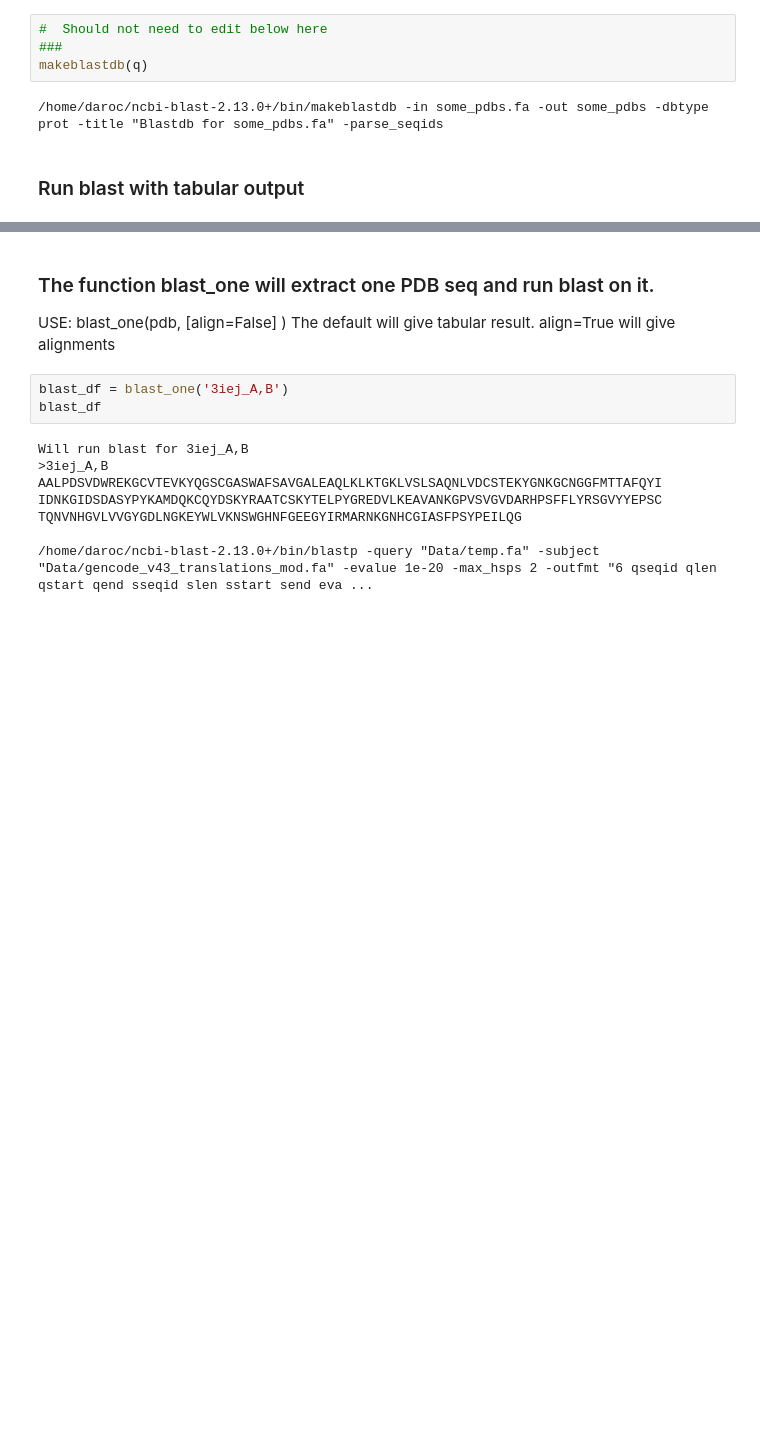
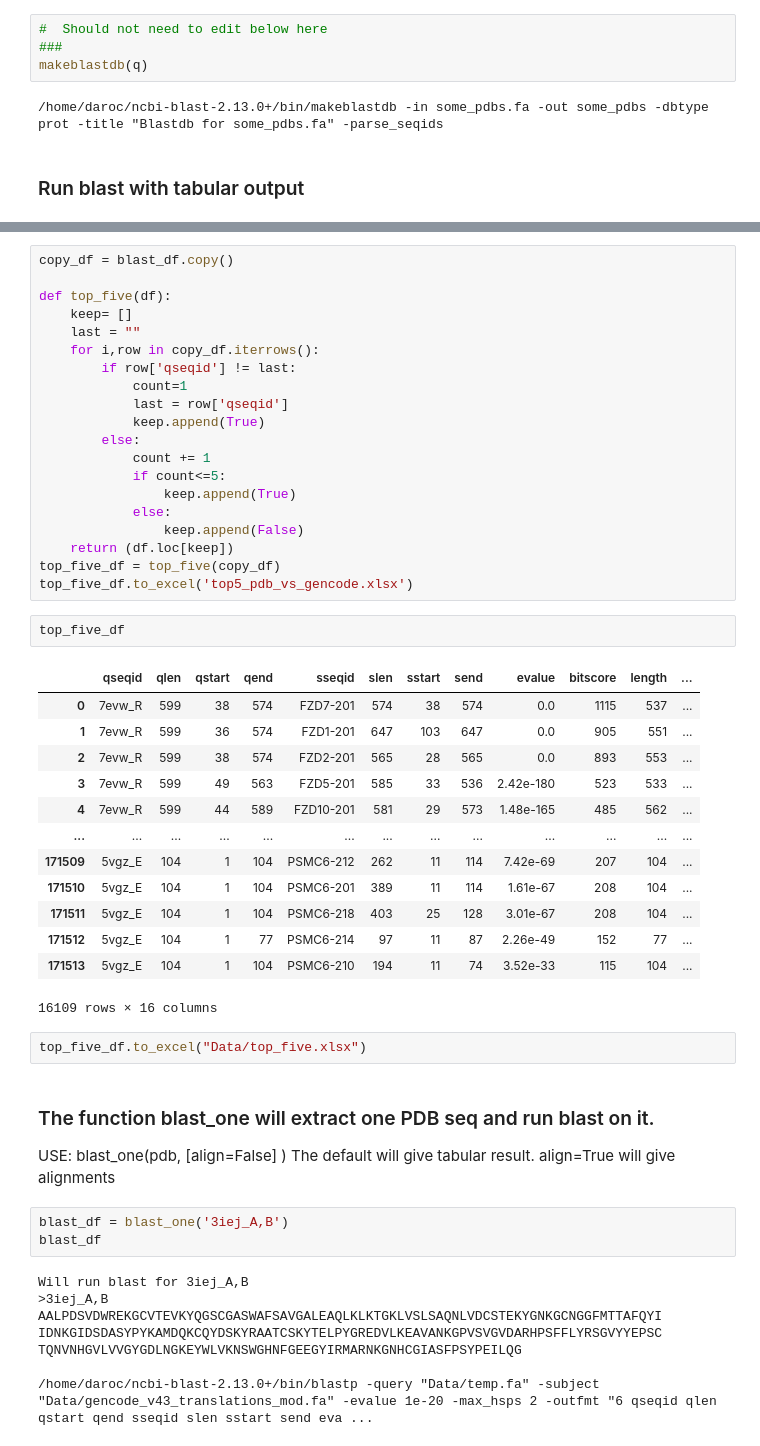
Before and after one commit to sheynkman-lab/pdb-isoform-analysis, a Jupyter notebook: get_pdb_seqs.ipynb, the cells around one changed output, grey strips where cells are left out. Cells and saved outputs as stored; diff of their text form; blank space fills up the shorter version.

```diff
--- a/get_pdb_seqs.ipynb
+++ b/get_pdb_seqs.ipynb
@@ -270,3 +281,41 @@ blast_df
+# %%
+copy_df = blast_df.copy()
+
+def top_five(df):
+    keep= []
+    last = ""
+    for i,row in copy_df.iterrows():
+        if row['qseqid'] != last:
+            count=1
+            last = row['qseqid']
+            keep.append(True)
+        else:
+            count += 1
+            if count<=5:
+                keep.append(True)
+            else:
+                keep.append(False)
+    return (df.loc[keep])
+top_five_df = top_five(copy_df)
+top_five_df.to_excel('top5_pdb_vs_gencode.xlsx')
+# %%
+top_five_df
+# %% [output]
+|  | qseqid | qlen | qstart | qend | sseqid | slen | sstart | send | evalue | bitscore | length | ... |
+| 0 | 7evw_R | 599 | 38 | 574 | FZD7-201 | 574 | 38 | 574 | 0.0 | 1115 | 537 | ... |
+| 1 | 7evw_R | 599 | 36 | 574 | FZD1-201 | 647 | 103 | 647 | 0.0 | 905 | 551 | ... |
+| 2 | 7evw_R | 599 | 38 | 574 | FZD2-201 | 565 | 28 | 565 | 0.0 | 893 | 553 | ... |
+| 3 | 7evw_R | 599 | 49 | 563 | FZD5-201 | 585 | 33 | 536 | 2.42e-180 | 523 | 533 | ... |
+| 4 | 7evw_R | 599 | 44 | 589 | FZD10-201 | 581 | 29 | 573 | 1.48e-165 | 485 | 562 | ... |
+| ... | ... | ... | ... | ... | ... | ... | ... | ... | ... | ... | ... | ... |
+| 171509 | 5vgz_E | 104 | 1 | 104 | PSMC6-212 | 262 | 11 | 114 | 7.42e-69 | 207 | 104 | ... |
+| 171510 | 5vgz_E | 104 | 1 | 104 | PSMC6-201 | 389 | 11 | 114 | 1.61e-67 | 208 | 104 | ... |
+| 171511 | 5vgz_E | 104 | 1 | 104 | PSMC6-218 | 403 | 25 | 128 | 3.01e-67 | 208 | 104 | ... |
+| 171512 | 5vgz_E | 104 | 1 | 77 | PSMC6-214 | 97 | 11 | 87 | 2.26e-49 | 152 | 77 | ... |
+| 171513 | 5vgz_E | 104 | 1 | 104 | PSMC6-210 | 194 | 11 | 74 | 3.52e-33 | 115 | 104 | ... |
+16109 rows × 16 columns
+# %%
+top_five_df.to_excel("Data/top_five.xlsx")
 # %% [markdown]
 ### The function blast_one will extract one PDB seq and run blast on it.
 USE: blast_one(pdb, [align=False] )
```
Also changed, not shown: parts of 4 cells of this notebook.
